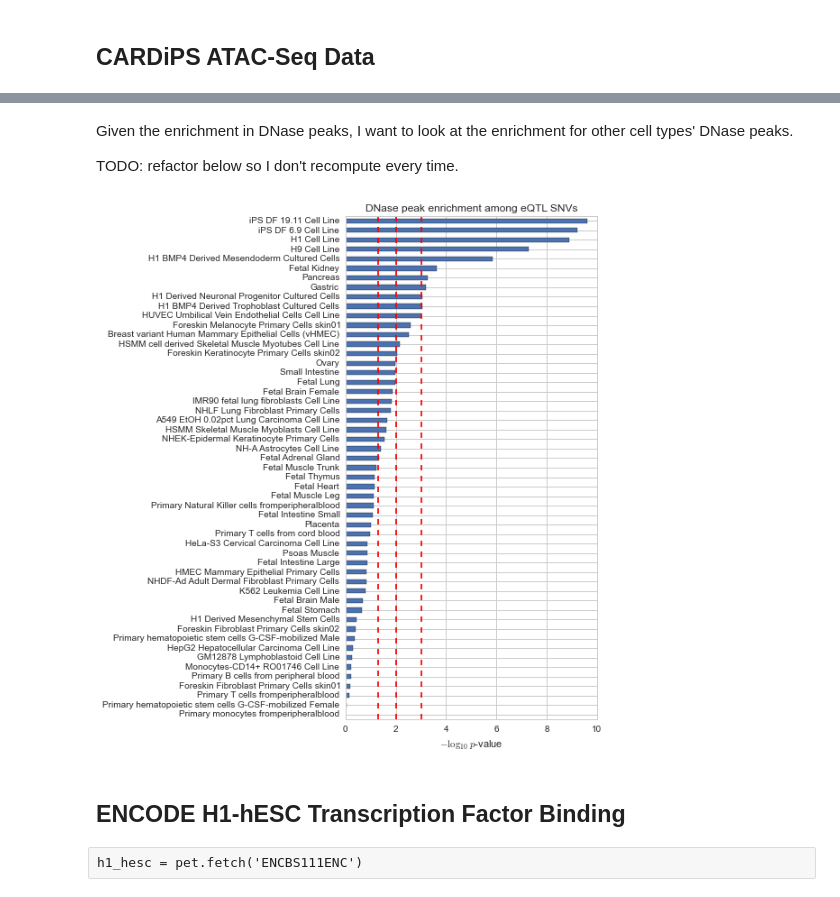
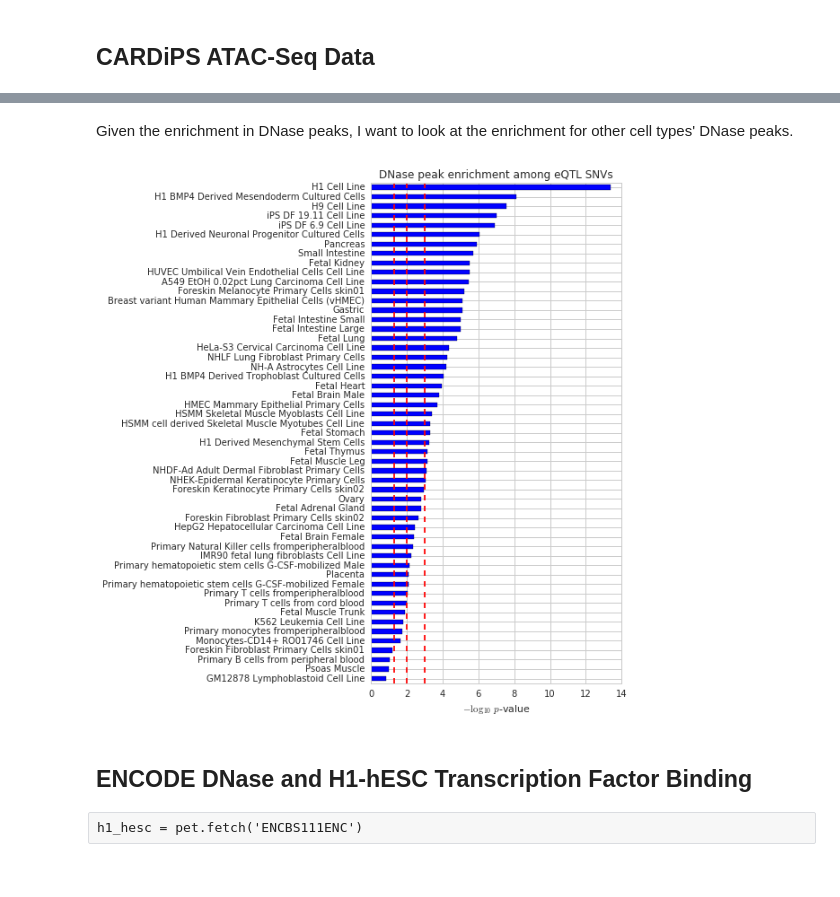
Before and after one commit to frazer-lab/cardips-ipsc-eqtl, a Jupyter notebook: notebooks/Functional Annotation Analysis.ipynb, the cells around one changed output, grey strips where cells are left out. Drawn from its saved outputs; the diff is of its cells as text; code cells hidden in the pictures.

```diff
--- a/notebooks/Functional Annotation Analysis.ipynb
+++ b/notebooks/Functional Annotation Analysis.ipynb
@@ -158,4 +102,0 @@ state_pvalues.index = roadmap_ids[state_pvalues.index]
-# %%
-t = state_pvalues[state_pvalues.apply(lambda x: sum(x < 0.05) > 0, axis=1)]
-plt.figure(figsize=(10,22))
-sns.heatmap(-np.log10(t));
@@ -222,15 +190,15 @@ if sum([os.path.exists(x) for x in [a, b]]) != 2:
         0, index=lines,
         columns=set([x.split('-')[1].split('.')[0] for x in files]))
 
-    for n in files:
-        url = ('http://egg2.wustl.edu/roadmap/data/byFileType/peaks/'
-               'consolidated/narrowPeak/{}'.format(n))
-        bt = pbt.BedTool(read_gzipped_text_url(url), from_string=True)
-        bt = bt.sort()
-        bt = bt.merge()
-        oddsratio, p = calc_bed_enrichment(bt)
-        roadmap_peak_pvals.ix[n.split('-')[0], n.split('-')[1].split('.')[0]] = p
-        roadmap_peak_oddsratios.ix[n.split('-')[0], n.split('-')[1].split('.')[0]] = oddsratio
+    urls = ['http://egg2.wustl.edu/roadmap/data/byFileType/peaks/consolidated/narrowPeak/{}'.format(n)
+            for n in files]
+    res = dview.map_sync(lambda x: calc_bed_enrichment_from_url(x, intergenic_snvs, intergenic_window),
+                         urls)
+
+    for r in res:
+        n = os.path.split(r[0])[1]
+        roadmap_peak_pvals.ix[n.split('-')[0], n.split('-')[1].split('.')[0]] = r[2]
+        roadmap_peak_oddsratios.ix[n.split('-')[0], n.split('-')[1].split('.')[0]] = r[1]
     roadmap_peak_pvals.index = roadmap_ids[roadmap_peak_pvals.index]
     roadmap_peak_oddsratios.index = roadmap_ids[roadmap_peak_oddsratios.index]
     roadmap_peak_pvals.to_csv(a, sep='\t')
@@ -248,8 +216,6 @@ plt.savefig(os.path.join(outdir, 'roadmap_chip_seq_pval_heatmap.pdf'))
 # %% [markdown]
 Given the enrichment in DNase peaks, I want to look at the enrichment for
 other cell types' DNase peaks.
-
-TODO: refactor below so I don't recompute every time.
 # %%
 fn = os.path.join(outdir, 'roadmap_dnase_res.tsv')
 if not os.path.exists(fn):
@@ -262,38 +228,37 @@ if not os.path.exists(fn):
         -1, index=[x.split('-')[0] for x in files],
         columns=['odds_ratio', 'pvalue'])
 
-    for n in files:
-        url = ('http://egg2.wustl.edu/roadmap/data/byFileType/peaks/'
-               'consolidated/narrowPeak/{}'.format(n))
-        bt = pbt.BedTool(read_gzipped_text_url(url), from_string=True)
-        bt = bt.sort()
-        bt = bt.merge()
-        oddsratio, p = calc_bed_enrichment(bt)
-        roadmap_dnase_res.ix[n.split('-')[0], 'odds_ratio'] = oddsratio
-        roadmap_dnase_res.ix[n.split('-')[0], 'pvalue'] = p
-        print(n)
-        roadmap_dnase_res.to_csv(fn, sep='\t')
+    urls = ['http://egg2.wustl.edu/roadmap/data/byFileType/peaks/consolidated/narrowPeak/{}'.format(n)
+            for n in files]
+    res = dview.map_sync(lambda x: calc_bed_enrichment_from_url(x, intergenic_snvs, intergenic_window),
+                         urls)
+
+    for r in res:
+        n = os.path.split(r[0])[1]
+        roadmap_dnase_res.ix[n.split('-')[0], 'odds_ratio'] = r[1]
+        roadmap_dnase_res.ix[n.split('-')[0], 'pvalue'] = r[2]
+    roadmap_dnase_res.to_csv(fn, sep='\t')
 else:
     roadmap_dnase_res = pd.read_table(fn, index_col=0)
 roadmap_dnase_res.index = roadmap_ids[roadmap_dnase_res.index]
 # %%
 with sns.axes_style('whitegrid'):
-    t = roadmap_dnase_res.sort(columns='pvalue', ascending=False)
+    t = roadmap_dnase_res.sort_values(by='pvalue', ascending=False)
     fig, ax = plt.subplots(1, 1, figsize=(5, 10))
     #(-np.log10(t.pvalue.tail(30))).plot(kind='barh')
     (-np.log10(t.pvalue)).plot(kind='barh', ax=ax)
     ax.set_xlabel('$-\log_{10}$ $p$-value')
     ax.set_ylabel('')
     ya, yb = ax.get_ylim()
     ax.vlines(-np.log10(0.05), ya, yb, color='red', linestyle='--')
     ax.vlines(-np.log10(0.01), ya, yb, color='red', linestyle='--')
     ax.vlines(-np.log10(0.001), ya, yb, color='red', linestyle='--')
     ax.set_title('DNase peak enrichment among eQTL SNVs')
     #fig.tight_layout();
 # %% [output]
-[figure, old version]
+[figure, new version]
 # %% [markdown]
-## ENCODE H1-hESC Transcription Factor Binding
+## ENCODE DNase and H1-hESC Transcription Factor Binding
 # %% [raw]
 h1_hesc = pet.fetch('ENCBS111ENC')
 # %% [markdown]
```
Also changed, not shown: parts of 37 cells of this notebook, 20 other files.
